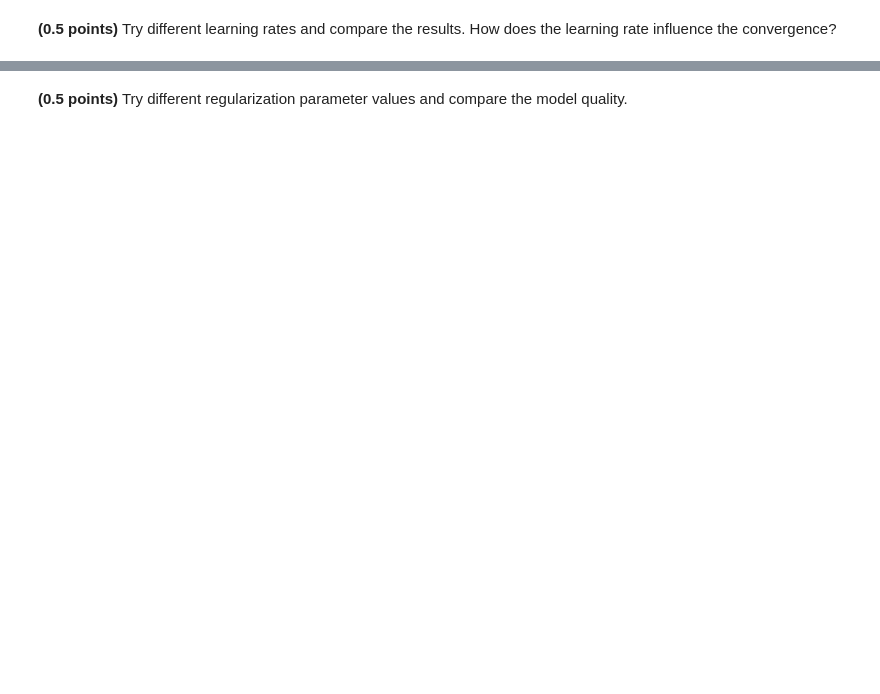
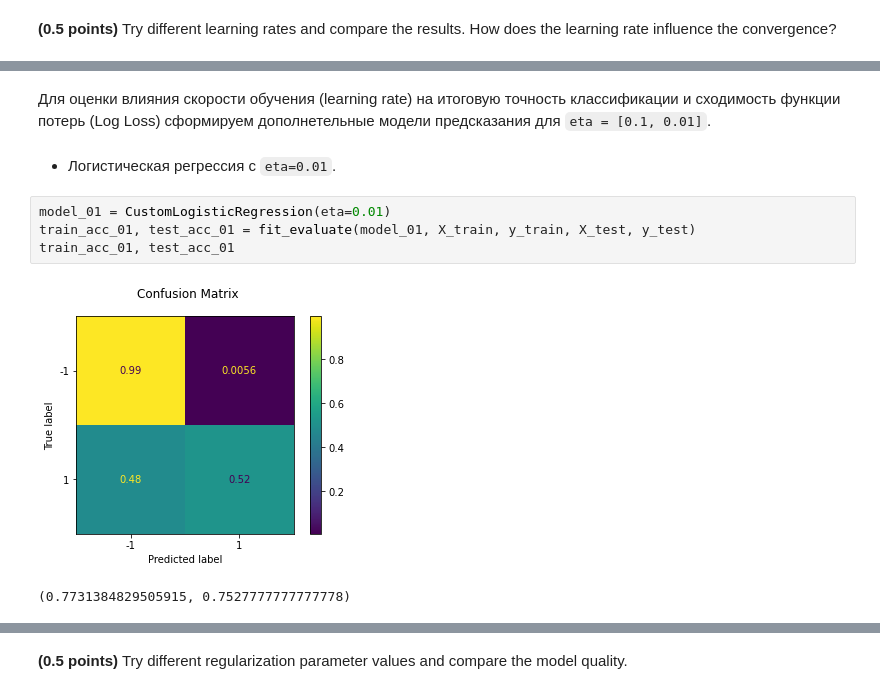
Before and after one commit to aslmyura/ml-python, a Jupyter notebook: 5_classification_linear_knn/hw_classification.ipynb, the cells around one changed output, grey strips where cells are left out. Drawn from its saved outputs; the diff is of its cells as text; blank space fills up the shorter version.

```diff
--- a/5_classification_linear_knn/hw_classification.ipynb
+++ b/5_classification_linear_knn/hw_classification.ipynb
@@ -277,0 +267,11 @@ assert min(train_acc, test_acc) > 0.9
+# %% [markdown]
+Для оценки влияния скорости обучения (learning rate) на итоговую точность классификации и сходимость функции потерь (Log Loss) сформируем дополнетельные модели предсказания для `eta = [0.1, 0.01]`.
+# %% [markdown]
+- Логистическая регрессия с `eta=0.01`.
+# %%
+model_01 = CustomLogisticRegression(eta=0.01)
+train_acc_01, test_acc_01 = fit_evaluate(model_01, X_train, y_train, X_test, y_test)
+train_acc_01, test_acc_01
+# %% [output]
+[figure, added]
+(0.7731384829505915, 0.7527777777777778)
```
Also changed, not shown: parts of 30 cells of this notebook.
